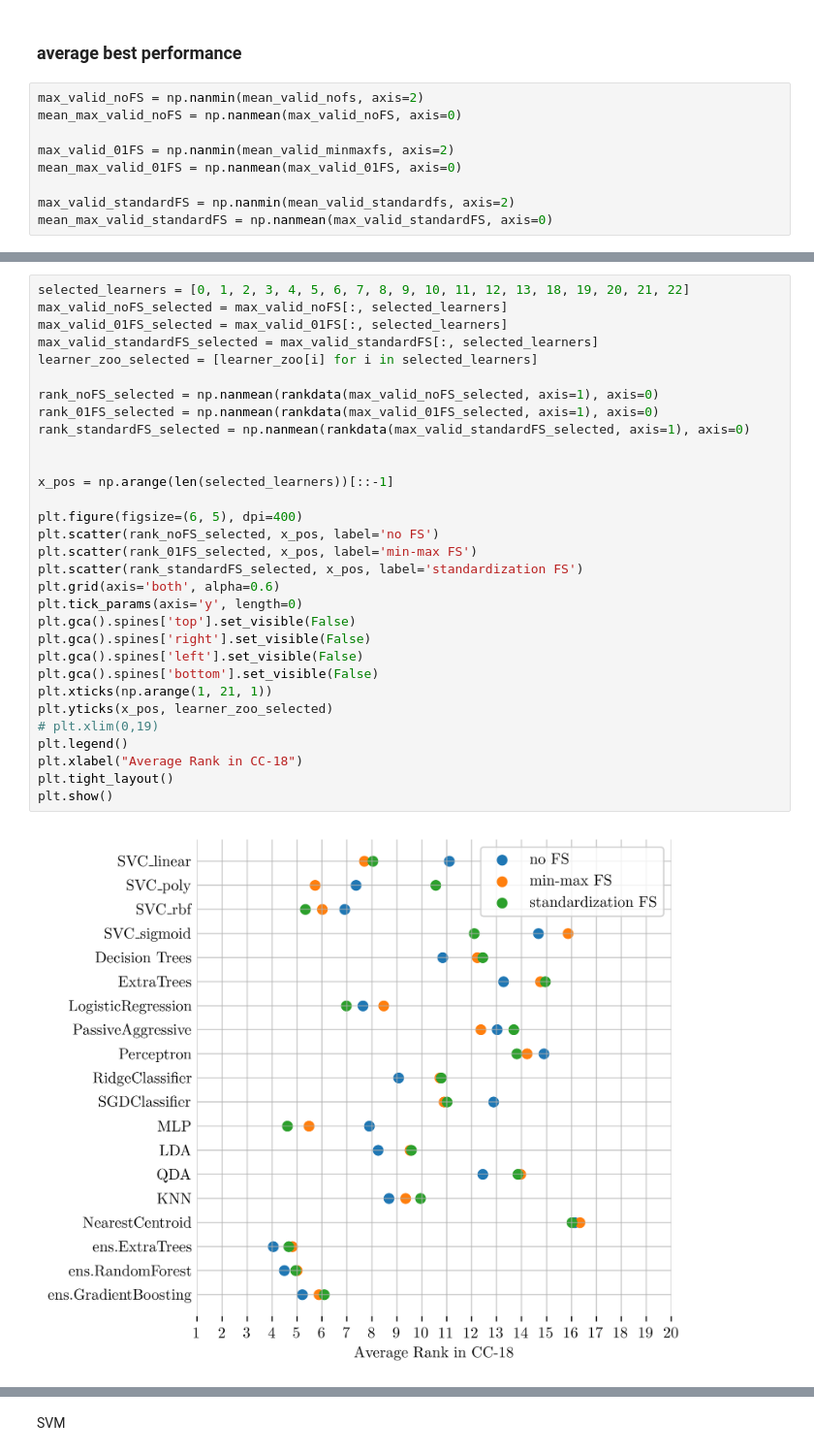
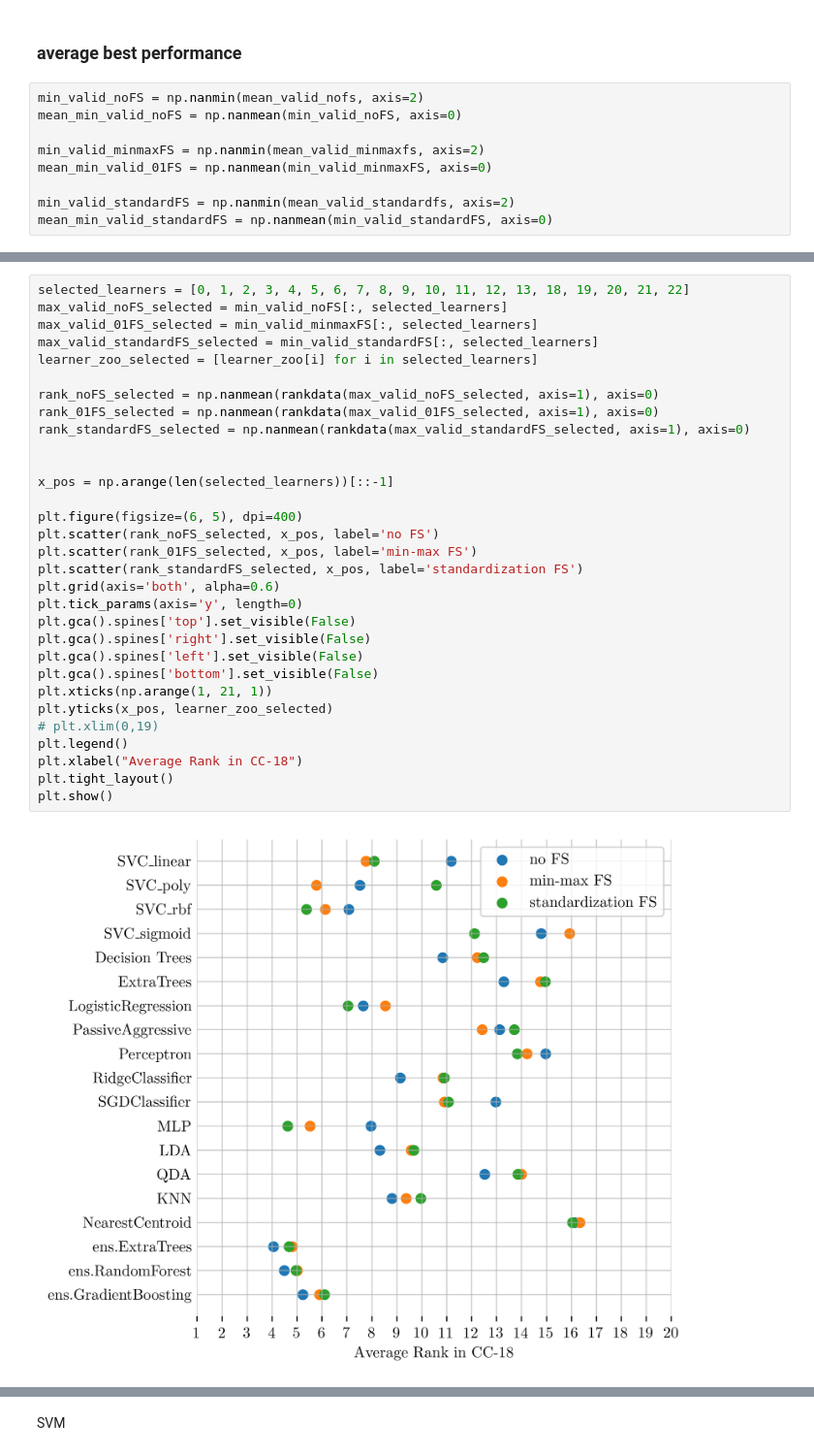
Before and after one commit to learning-curve-research/LCDB-1.1, a Jupyter notebook: analysis/database - perform_comparison.ipynb, the cells around one changed output, grey strips where cells are left out. Shown at 97% size. Cells and saved outputs as stored; diff of their text form.

```diff
--- a/analysis/database - perform_comparison.ipynb
+++ b/analysis/database - perform_comparison.ipynb
@@ -28,14 +33,14 @@ mean_valid_minmaxfs_mixNB = np.nanmean(dataset_minmaxfs_mixNB[:,:,:,:,:,1], axis
 # %% [markdown]
 ### average best performance
 # %%
-max_valid_noFS = np.nanmin(mean_valid_nofs, axis=2)
-mean_max_valid_noFS = np.nanmean(max_valid_noFS, axis=0)
+min_valid_noFS = np.nanmin(mean_valid_nofs, axis=2)
+mean_min_valid_noFS = np.nanmean(min_valid_noFS, axis=0)
 
-max_valid_01FS = np.nanmin(mean_valid_minmaxfs, axis=2)
-mean_max_valid_01FS = np.nanmean(max_valid_01FS, axis=0)
+min_valid_minmaxFS = np.nanmin(mean_valid_minmaxfs, axis=2)
+mean_min_valid_01FS = np.nanmean(min_valid_minmaxFS, axis=0)
 
-max_valid_standardFS = np.nanmin(mean_valid_standardfs, axis=2)
-mean_max_valid_standardFS = np.nanmean(max_valid_standardFS, axis=0)
+min_valid_standardFS = np.nanmin(mean_valid_standardfs, axis=2)
+mean_min_valid_standardFS = np.nanmean(min_valid_standardFS, axis=0)
 # %%
 selected_learners = [0, 1, 2, 3, 4, 5, 6, 7, 8, 9, 10, 11, 12, 13, 18, 19, 20, 21, 22]
 
@@ -67,34 +72,34 @@ plt.show()
 [figure]
 # %%
 selected_learners = [0, 1, 2, 3, 4, 5, 6, 7, 8, 9, 10, 11, 12, 13, 18, 19, 20, 21, 22]
-max_valid_noFS_selected = max_valid_noFS[:, selected_learners]
-max_valid_01FS_selected = max_valid_01FS[:, selected_learners]
-max_valid_standardFS_selected = max_valid_standardFS[:, selected_learners]
+max_valid_noFS_selected = min_valid_noFS[:, selected_learners]
+max_valid_01FS_selected = min_valid_minmaxFS[:, selected_learners]
+max_valid_standardFS_selected = min_valid_standardFS[:, selected_learners]
 learner_zoo_selected = [learner_zoo[i] for i in selected_learners]
 
 rank_noFS_selected = np.nanmean(rankdata(max_valid_noFS_selected, axis=1), axis=0)
 rank_01FS_selected = np.nanmean(rankdata(max_valid_01FS_selected, axis=1), axis=0)
 rank_standardFS_selected = np.nanmean(rankdata(max_valid_standardFS_selected, axis=1), axis=0)
 
 
 x_pos = np.arange(len(selected_learners))[::-1]
 
 plt.figure(figsize=(6, 5), dpi=400)
 plt.scatter(rank_noFS_selected, x_pos, label='no FS')
 plt.scatter(rank_01FS_selected, x_pos, label='min-max FS')
 plt.scatter(rank_standardFS_selected, x_pos, label='standardization FS')
 plt.grid(axis='both', alpha=0.6)
 plt.tick_params(axis='y', length=0)
 plt.gca().spines['top'].set_visible(False)
 plt.gca().spines['right'].set_visible(False)
 plt.gca().spines['left'].set_visible(False)
 plt.gca().spines['bottom'].set_visible(False)
 plt.xticks(np.arange(1, 21, 1))
 plt.yticks(x_pos, learner_zoo_selected)
 # plt.xlim(0,19)
 plt.legend()
 plt.xlabel("Average Rank in CC-18")
 plt.tight_layout()
 plt.show()
 # %% [output]
-[figure, old version]
+[figure, new version]
```
Also changed, not shown: parts of 9 cells of this notebook, 8 other files.
